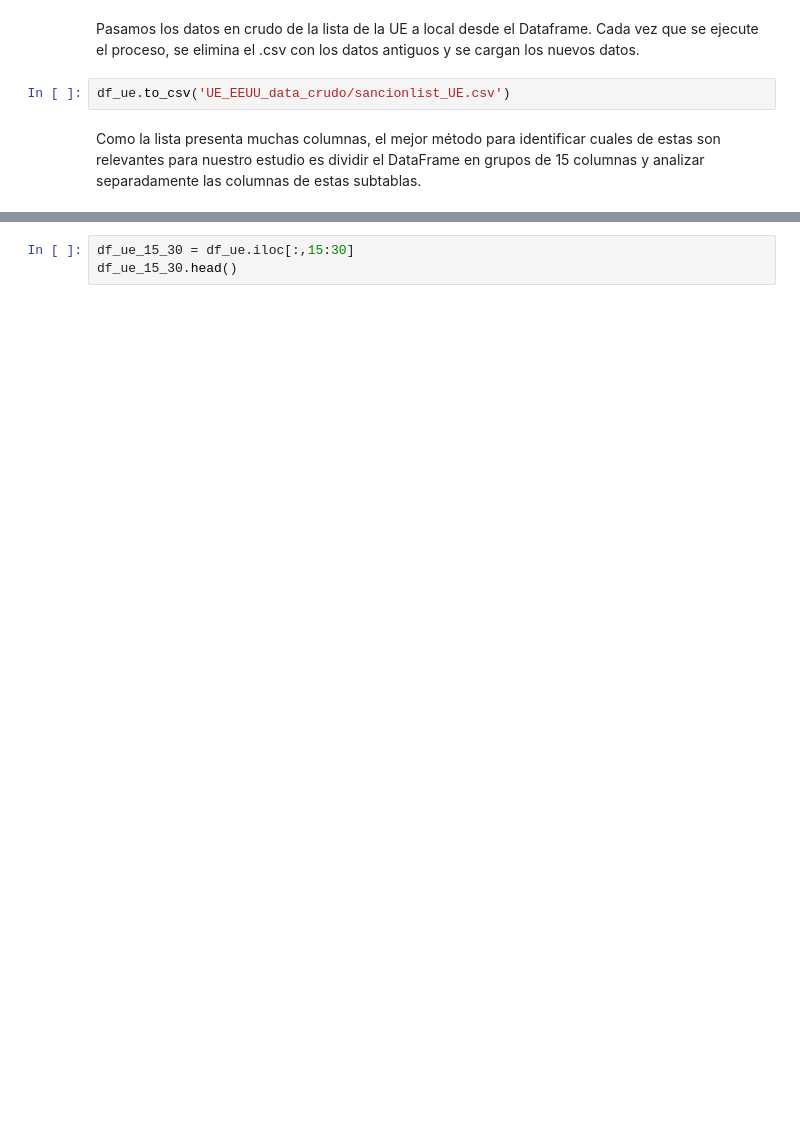
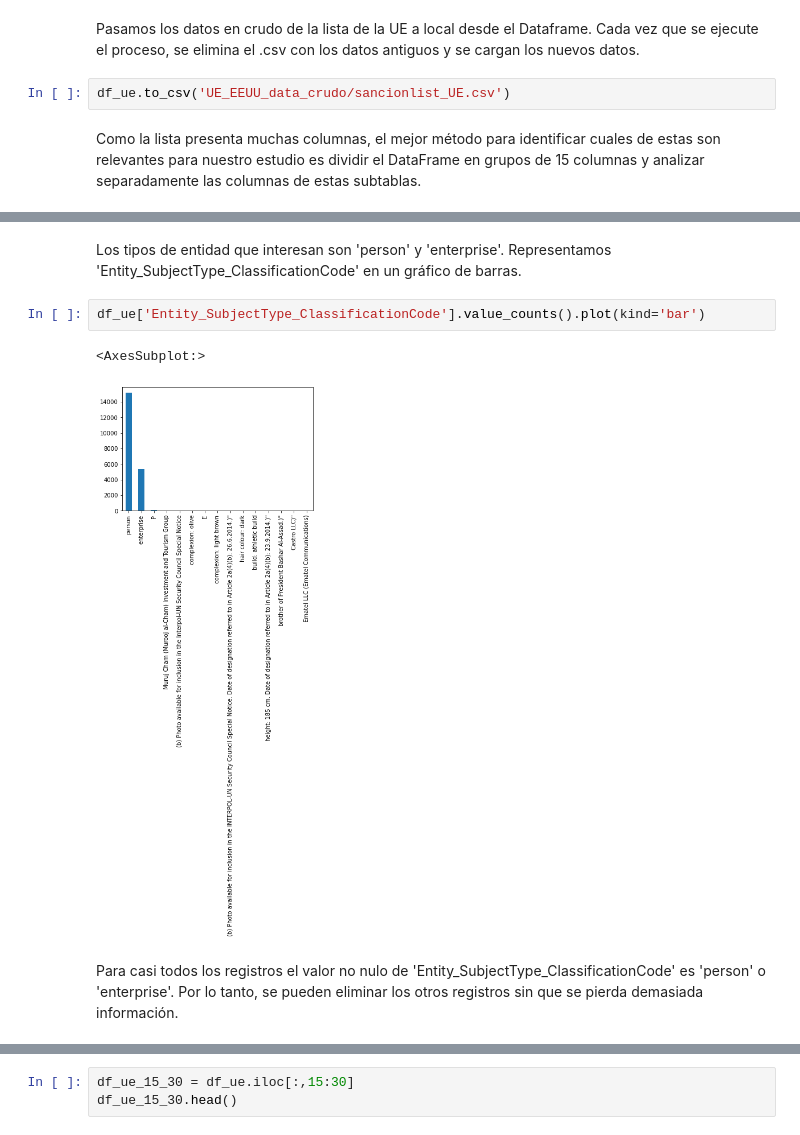
Before and after one commit to Chanalber/TFM, a Jupyter notebook: Código y datos/01_extraer_datos.ipynb, the cells around one changed output, grey strips where cells are left out. Saved outputs shown, nothing was run; the diff lists cells and outputs as text; blank space fills up the shorter version.

```diff
--- a/Código y datos/01_extraer_datos.ipynb
+++ b/Código y datos/01_extraer_datos.ipynb
@@ -206,0 +270,9 @@ Existen 1019 valores nulos de un total de 21786 valores.
+# %% [markdown]
+Los tipos de entidad que interesan son 'person' y 'enterprise'. Representamos 'Entity_SubjectType_ClassificationCode' en un gráfico de barras.
+# %%
+df_ue['Entity_SubjectType_ClassificationCode'].value_counts().plot(kind='bar')
+# %% [output]
+<AxesSubplot:>
+[figure, added]
+# %% [markdown]
+Para casi todos los registros el valor no nulo de 'Entity_SubjectType_ClassificationCode' es 'person' o 'enterprise'. Por lo tanto, se pueden eliminar los otros registros sin que se pierda demasiada información.
```
Also changed, not shown: parts of 39 cells of this notebook, 18 other files.
